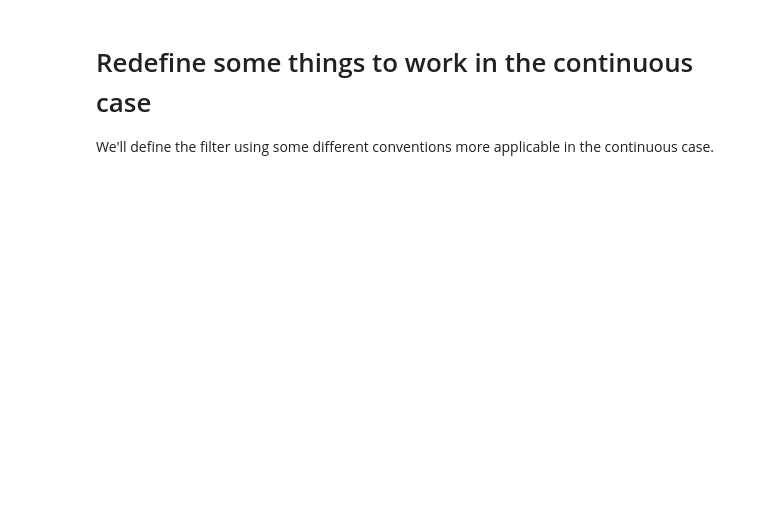
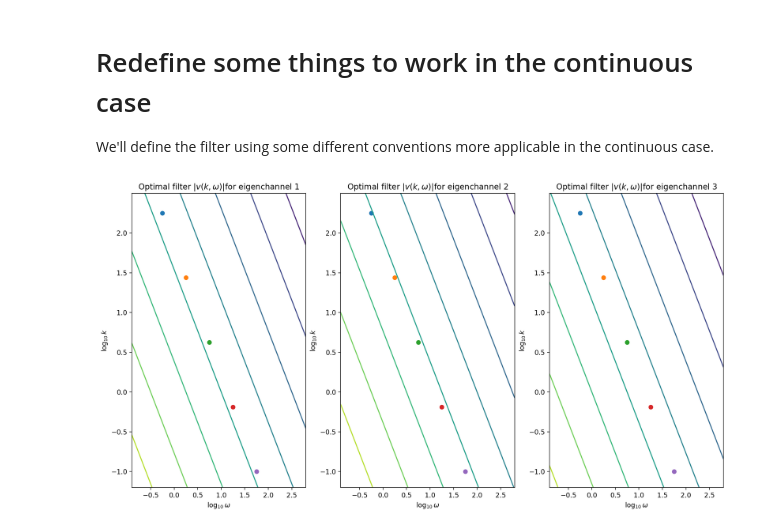
Before and after one commit to pearsonlab/efficientcodingcolor, a Jupyter notebook: Code/mosaic_density_color_original_modif.ipynb, the cells around one changed output. Cells and saved outputs as stored; diff of their text form; code cells hidden in the pictures; blank space fills up the shorter version.

Commit message:
Worked on mosaic_density_color Spatial filters work!

```diff
--- a/Code/mosaic_density_color_original_modif.ipynb
+++ b/Code/mosaic_density_color_original_modif.ipynb
@@ -495,3 +503,35 @@ def optimal_logeps(kf_noA, freqs, klims, power, P):
     else:
         print("Optimizer failed to converge!")
         return None
+# %%
+#Bug 1: needed to multiply kf by A**(1/alpha) instead of just A
+omega_range_mul = 1
+A = np.array([100,10,1])
+if A.shape[0] > 1:
+    n_plots = A.shape[0]
+else:
+    n_plots = 2
+fig, ax = plt.subplots(1, n_plots, figsize=(16, 8))
+k0_list = [10**k0 for k0 in np.linspace(2.25, -1, 5)]
+o0_list = [10**o0 for o0 in np.linspace(-0.25*omega_range_mul, 1.75, 5)]
+
+kf_list_noA = [(sigin**2/o0**2)**(1/alpha) for o0 in o0_list]
+of_list_noA = [np.sqrt(sigin**2/k0**alpha) for k0 in k0_list]
+
+for i in range(A.shape[0]):
+    vfun = filter(C, 1e-4)
+    Ck = C(kk, oo, i)
+    ax[i].contour(np.log10(oo), np.log10(kk), np.log10(Ck), levels=10)
+    ax[i].set_title(r"Optimal filter $|v(k, \omega)|$" + "for eigenchannel " + str(i+1))
+    ax[i].set_ylabel(r"$\log_{10} k$")
+    ax[i].set_xlabel(r"$\log_{10} \omega$");
+    #ax[i].text(*label_loc, r'\textbf{A}', transform=ax[i].transAxes, fontsize=fontsize, fontweight=fontweight, va='top')
+
+    for kf_noA, of_noA in zip(kf_list_noA, of_list_noA):
+        kf = kf_noA*A[i]**(1/alpha)
+        of = of_noA*np.sqrt(A[i])
+        o0 = np.sqrt(A[i]/sigin**2/kf**alpha)
+        k0 = (A[i]/sigin**2/of**2)**(1/alpha)
+        ax[i].scatter(np.log10(o0), np.log10(k0))
+# %% [output]
+[figure, added]
```
Also changed, not shown: parts of 15 cells of this notebook, 19 other files.
